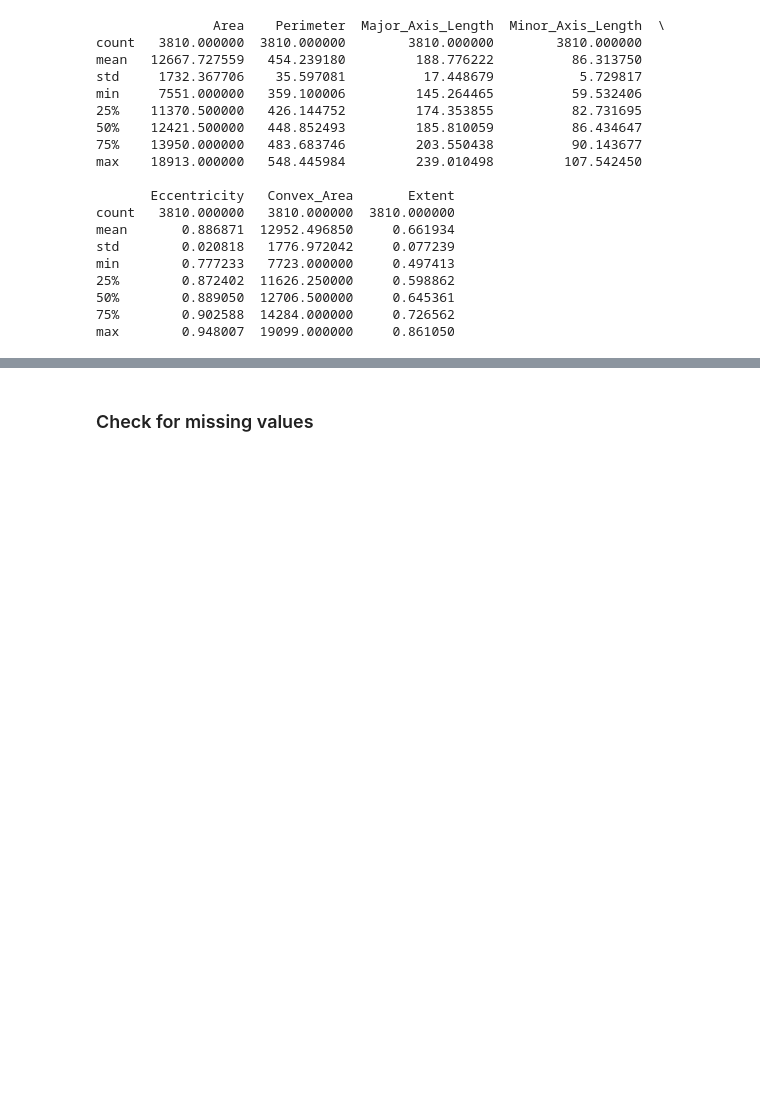
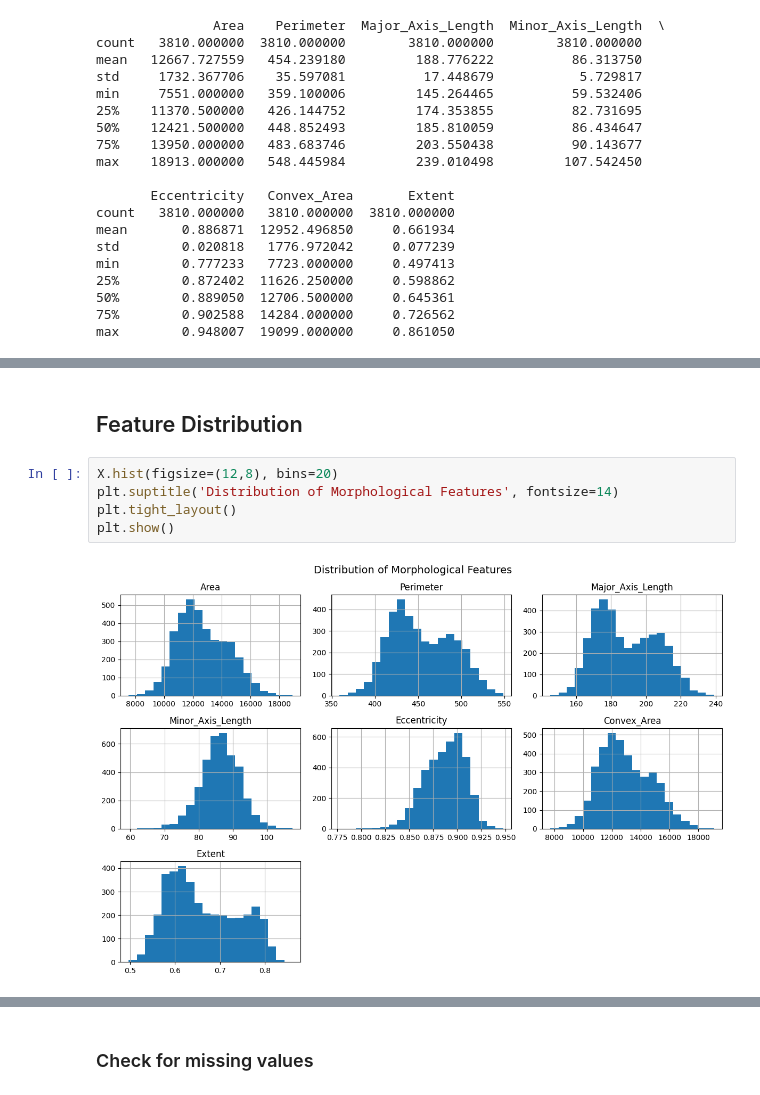
Before and after one commit to Ayushi-Manjapara/CSCI218-Rice-Classification-Grp-14, a Jupyter notebook: AI-Grp14-Code.ipynb, the cells around one changed output, grey strips where cells are left out. Saved outputs shown, nothing was run; the diff lists cells and outputs as text; blank space fills up the shorter version.

```diff
--- a/AI-Grp14-Code.ipynb
+++ b/AI-Grp14-Code.ipynb
@@ -124,0 +138,9 @@ max        0.948007  19099.000000     0.861050
+# %% [markdown]
+## Feature Distribution
+# %%
+X.hist(figsize=(12,8), bins=20)
+plt.suptitle('Distribution of Morphological Features', fontsize=14)
+plt.tight_layout()
+plt.show()
+# %% [output]
+[figure, added]
```
Also changed, not shown: parts of 15 cells of this notebook.
